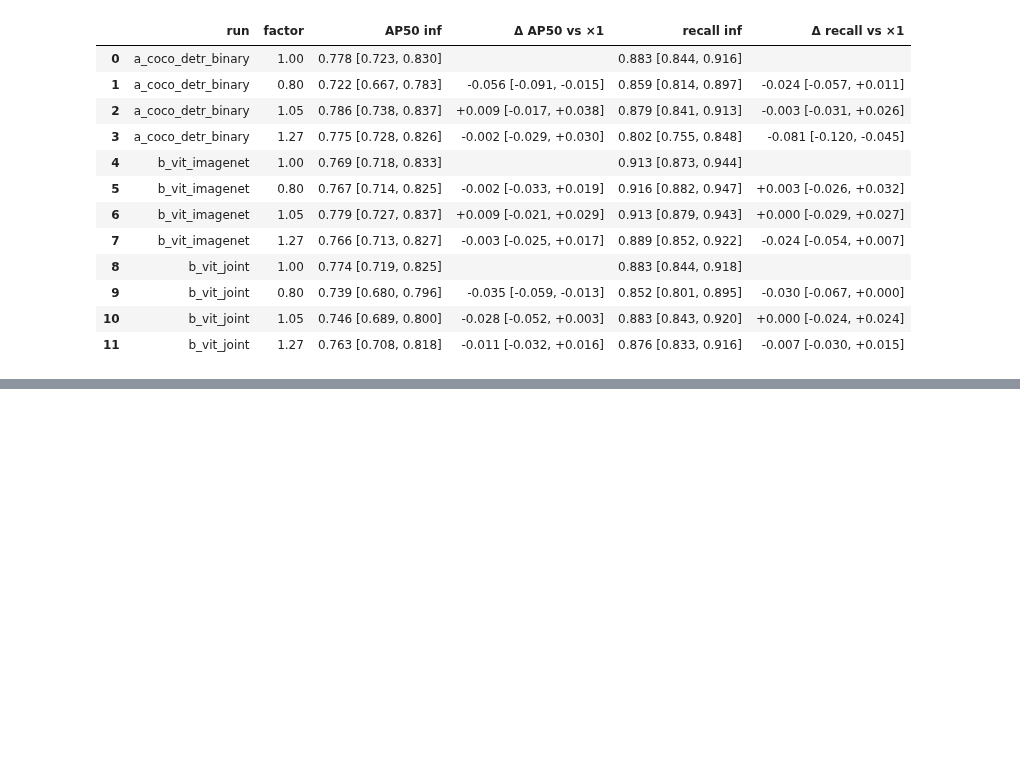
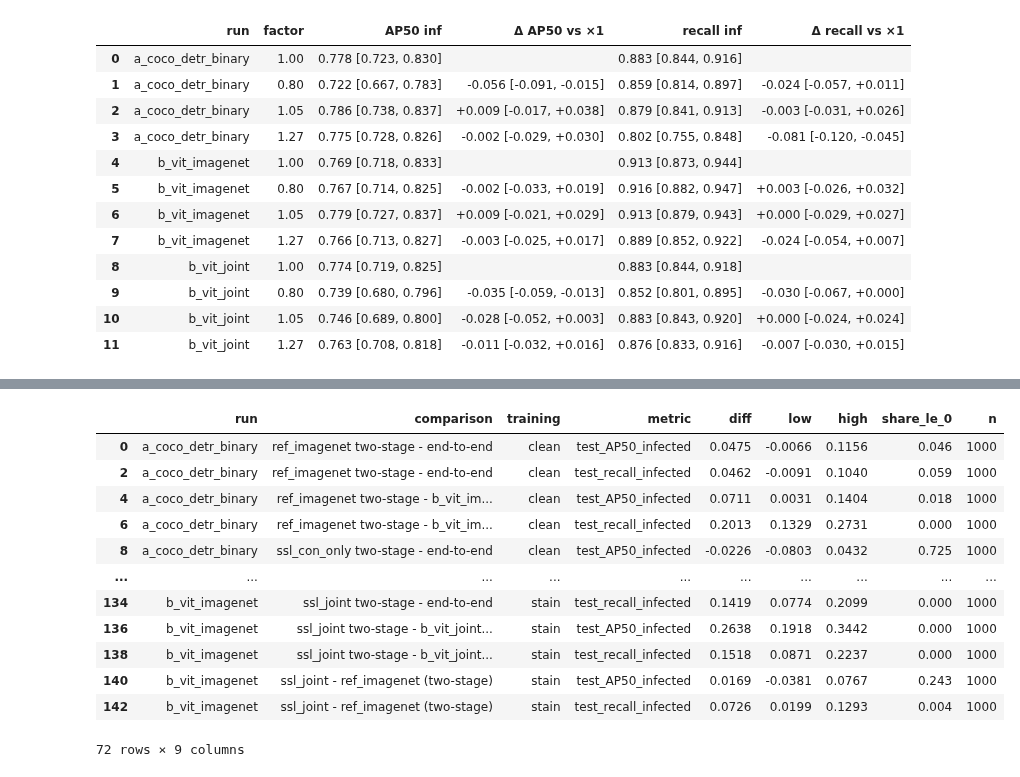
Before and after one commit to Daito6/malaria-ssl-detr, a Jupyter notebook: notebooks/04_detr_ssl.ipynb, the cells around one changed output, grey strips where cells are left out. Saved outputs shown, nothing was run; the diff lists cells and outputs as text; code cells hidden in the pictures; blank space fills up the shorter version.

```diff
--- a/notebooks/04_detr_ssl.ipynb
+++ b/notebooks/04_detr_ssl.ipynb
@@ -245,0 +294,16 @@ pd.DataFrame({'run': sc['run'], 'factor': sc['factor'],
+# %%
+tsd[tsd['metric'].isin(['test_AP50_infected', 'test_recall_infected'])].round(4)
+# %% [output]
+|  | run | comparison | training | metric | diff | low | high | share_le_0 | n |
+| 0 | a_coco_detr_binary | ref_imagenet two-stage - end-to-end | clean | test_AP50_infected | 0.0475 | -0.0066 | 0.1156 | 0.046 | 1000 |
+| 2 | a_coco_detr_binary | ref_imagenet two-stage - end-to-end | clean | test_recall_infected | 0.0462 | -0.0091 | 0.1040 | 0.059 | 1000 |
+| 4 | a_coco_detr_binary | ref_imagenet two-stage - b_vit_im... | clean | test_AP50_infected | 0.0711 | 0.0031 | 0.1404 | 0.018 | 1000 |
+| 6 | a_coco_detr_binary | ref_imagenet two-stage - b_vit_im... | clean | test_recall_infected | 0.2013 | 0.1329 | 0.2731 | 0.000 | 1000 |
+| 8 | a_coco_detr_binary | ssl_con_only two-stage - end-to-end | clean | test_AP50_infected | -0.0226 | -0.0803 | 0.0432 | 0.725 | 1000 |
+| ... | ... | ... | ... | ... | ... | ... | ... | ... | ... |
+| 134 | b_vit_imagenet | ssl_joint two-stage - end-to-end | stain | test_recall_infected | 0.1419 | 0.0774 | 0.2099 | 0.000 | 1000 |
+| 136 | b_vit_imagenet | ssl_joint two-stage - b_vit_joint... | stain | test_AP50_infected | 0.2638 | 0.1918 | 0.3442 | 0.000 | 1000 |
+| 138 | b_vit_imagenet | ssl_joint two-stage - b_vit_joint... | stain | test_recall_infected | 0.1518 | 0.0871 | 0.2237 | 0.000 | 1000 |
+| 140 | b_vit_imagenet | ssl_joint - ref_imagenet (two-stage) | stain | test_AP50_infected | 0.0169 | -0.0381 | 0.0767 | 0.243 | 1000 |
+| 142 | b_vit_imagenet | ssl_joint - ref_imagenet (two-stage) | stain | test_recall_infected | 0.0726 | 0.0199 | 0.1293 | 0.004 | 1000 |
+72 rows × 9 columns
```
Also changed, not shown: parts of 7 cells of this notebook, 24 other files.
